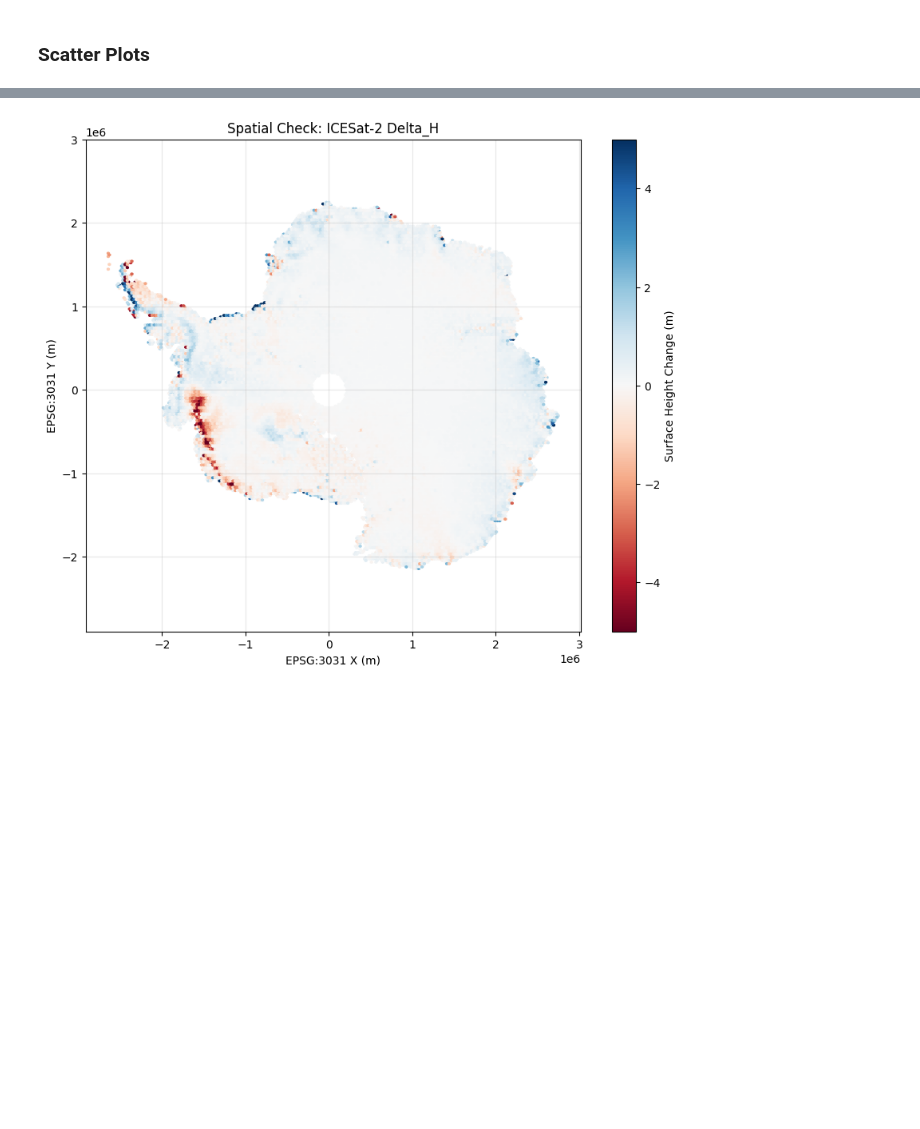
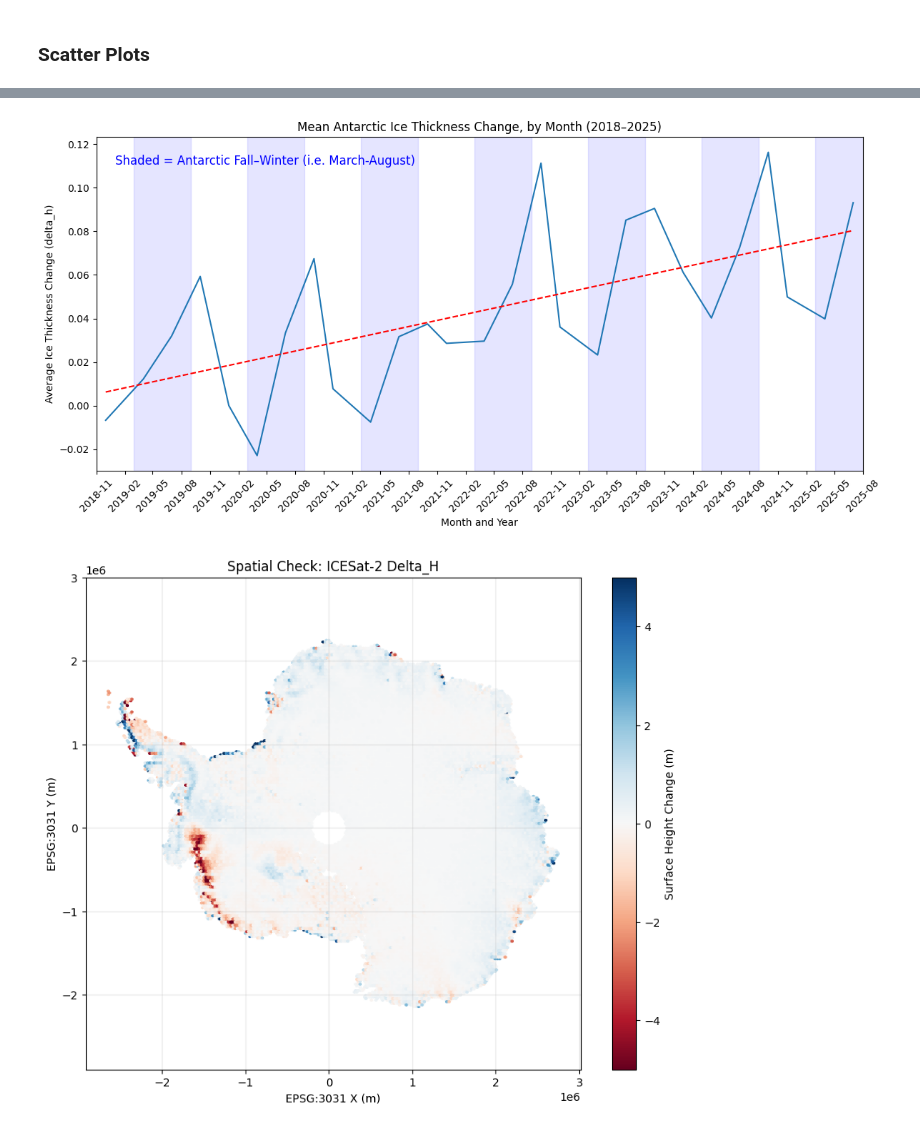
Before and after one commit to scotty-ucsd/dsc232_group_project, a Jupyter notebook: milestone_2.ipynb, the cells around one changed output, grey strips where cells are left out. Saved outputs shown, nothing was run; the diff lists cells and outputs as text; code cells hidden in the pictures; blank space fills up the shorter version.

Commit message:
added ice change graph by month season

```diff
--- a/milestone_2.ipynb
+++ b/milestone_2.ipynb
@@ -439,3 +468,58 @@ Calculating full-data histogram for so...
+# %%
+df = df.withColumn("month_year", date_format("time", "yyyy-MM"))
+
+monthly = (
+    df.groupBy("month_year")
+      .agg(avg("delta_h").alias("mean_delta_h"))
+      .orderBy("month_year")
+)
+
+pdf = monthly.toPandas()
+pdf["month_year"] = pd.to_datetime(pdf["month_year"])
+
+pdf = pdf.sort_values("month_year")
+
+X = pdf["month_year"].map(pd.Timestamp.toordinal).values.reshape(-1, 1)
+y = pdf["mean_delta_h"].values
+
+model = LinearRegression()
+model.fit(X, y)
+y_pred = model.predict(X)
+# %%
+plt.figure(figsize=(12, 6))
+plt.plot(pdf["month_year"], pdf["mean_delta_h"])
+plt.plot(pdf["month_year"], y_pred, color='red', linestyle='--', label="Linear Trend")
+
+plt.xlabel("Month and Year")
+plt.ylabel("Average Ice Thickness Change (delta_h)")
+plt.title("Mean Antarctic Ice Thickness Change, by Month (2018–2025)")
+
+ax = plt.gca()
+ax.xaxis.set_major_locator(mdates.MonthLocator(interval=3))
+ax.xaxis.set_major_formatter(mdates.DateFormatter('%Y-%m'))
+
+plt.xticks(rotation=45)
+
+for yr in range(2018, 2026):
+    start = pd.Timestamp(f"{yr}-03-01")
+    end = pd.Timestamp(f"{yr}-08-31")
+    ax.axvspan(start, end, color='blue', alpha=0.1)
+
+ax.text(
+    pdf["month_year"].min()+pd.DateOffset(months=1),
+    pdf["mean_delta_h"].max()*0.95,
+    "Shaded = Antarctic Fall–Winter (i.e. March-August)",
+    color='blue',
+    fontsize=12,
+    #fontweight='bold'
+)
+
+plt.xlim(pdf["month_year"].min()-pd.DateOffset(months=1), pdf["month_year"].max()+pd.DateOffset(months=1))
+
+plt.tight_layout()
+plt.show()
+# %% [output]
+[figure, added]
 # %%
 from pyspark.sql.functions import col
 
```
Also changed, not shown: parts of 3 cells of this notebook.
